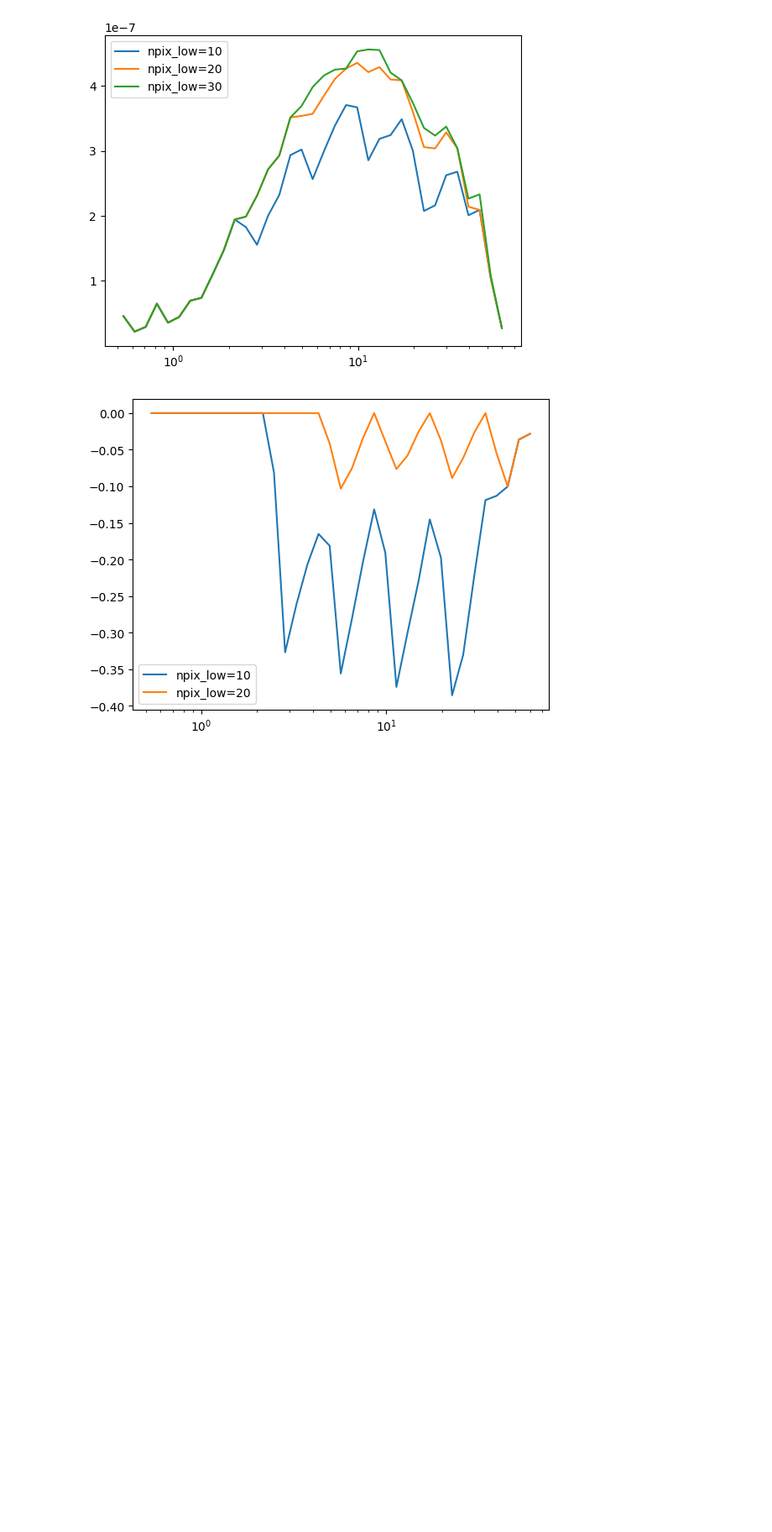
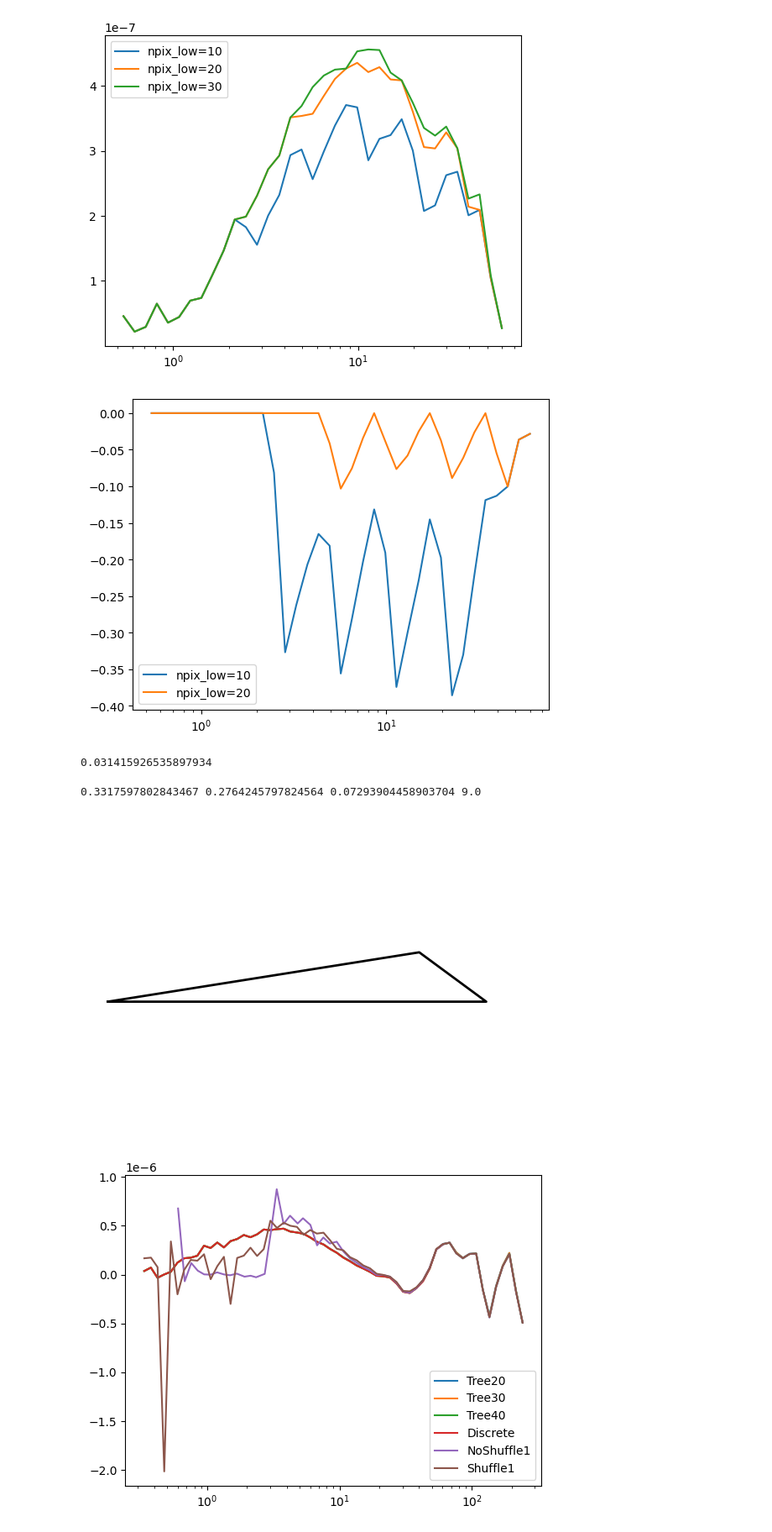
Before and after one commit to lporth93/orpheus, a Jupyter notebook: Tutorials_private/Tutorial_Basic.ipynb, the cells around one changed output. Shown at 84% size. Saved outputs shown, nothing was run; the diff lists cells and outputs as text; code cells hidden in the pictures; blank space fills up the shorter version.

```diff
--- a/Tutorials_private/Tutorial_Basic.ipynb
+++ b/Tutorials_private/Tutorial_Basic.ipynb
@@ -783,3 +777,83 @@ plt.show()
 [figure]
 [figure]
 [figure]
+# %%
+def pickle_load(fname):
+    with open(fname, 'rb') as handle:
+        res = pickle.load(handle)
+    return res
+# %%
+data1 = pickle_load("../data/ResoTest_SLICSNoiseless_discrete_reduced1p0")
+data2 = pickle_load("../data/ResoTest_SLICSNoiseless_discrete_reduced2p0")
+data4 = pickle_load("../data/ResoTest_SLICSNoiseless_discrete_reduced4p0")
+data8 = pickle_load("../data/ResoTest_SLICSNoiseless_discrete_reduced8p0")
+data1shuff = pickle_load("../data/ResoTest_SLICSNoiseless_discrete_reduced_shuffled1p0")
+data2shuff = pickle_load("../data/ResoTest_SLICSNoiseless_discrete_reduced_shuffled2p0")
+data4shuff = pickle_load("../data/ResoTest_SLICSNoiseless_discrete_reduced_shuffled4p0")
+treedata5 = pickle_load("../data/ResoTest_SLICSNoiseless_tree_rminpixsizes5")
+treedata10 = pickle_load("../data/ResoTest_SLICSNoiseless_tree_rminpixsizes10")
+treedata20 = pickle_load("../data/ResoTest_SLICSNoiseless_tree_rminpixsizes20")
+treedata30 = pickle_load("../data/ResoTest_SLICSNoiseless_tree_rminpixsizes30")
+treedata40 = pickle_load("../data/ResoTest_SLICSNoiseless_tree_rminpixsizes40")
+discdata = pickle_load("../data/ResoTest_SLICSNoiseless_discrete_fullcat")
+# %%
+angle
+# %% [output]
+0.031415926535897934
+# %%
+elcomp = 1
+elphi1 = 2
+elphi2 = 3
+k = 2
+
+side1 = data1["Pars"]["bin_centers"][0][k]
+side2 = data1["Pars"]["bin_centers"][0][0]
+_angle = np.linspace(0,2*np.pi,101)
+angle = .5*(_angle[1:]+_angle[:-1])[elphi1]
+side3 = np.sqrt(side1**2 + side2**2 - 2 * side1 * side2 * np.cos(angle))
+print(side1, side2, side3, angle*180/np.pi)
+angle_A = np.degrees(np.arcsin(side1 * np.sin(angle) / side3))
+angle_B = np.degrees(np.arcsin(side2 * np.sin(angle) / side3))
+A = np.array([0, 0])
+B = np.array([side1, 0])
+C = np.array([side2 * np.cos(angle), side2 * np.sin(angle)])
+plt.plot([A[0], B[0], C[0], A[0]], [A[1], B[1], C[1], A[1]], 'k-', linewidth=2)  # Triangle sides
+plt.axis('equal')
+plt.axis("off")
+plt.show()
+
+#plt.semilogx(treedata5["Pars"]["bin_centers"][0][k:], treedata5["Pars"]["bin_centers"][0][k:]*
+#             np.diag(np.mean(treedata5["NPCF"][elcomp,0,...,elphi1:elphi2],axis=-1), k=k).real, label="Tree5")
+#plt.semilogx(treedata10["Pars"]["bin_centers"][0][k:], treedata10["Pars"]["bin_centers"][0][k:]*
+#             np.diag(np.mean(treedata10["NPCF"][elcomp,0,...,elphi1:elphi2],axis=-1), k=k).real, label="Tree10")
+plt.semilogx(treedata20["Pars"]["bin_centers"][0][k:], treedata20["Pars"]["bin_centers"][0][k:]*
+             np.diag(np.mean(treedata20["NPCF"][elcomp,0,...,elphi1:elphi2],axis=-1), k=k).real, label="Tree20")
+plt.semilogx(treedata30["Pars"]["bin_centers"][0][k:], treedata30["Pars"]["bin_centers"][0][k:]*
+             np.diag(np.mean(treedata30["NPCF"][elcomp,0,...,elphi1:elphi2],axis=-1), k=k).real, label="Tree30")
+plt.semilogx(treedata40["Pars"]["bin_centers"][0][k:], treedata40["Pars"]["bin_centers"][0][k:]*
+             np.diag(np.mean(treedata40["NPCF"][elcomp,0,...,elphi1:elphi2],axis=-1), k=k).real, label="Tree40")
+plt.semilogx(discdata["Pars"]["bin_centers"][0][k:], discdata["Pars"]["bin_centers"][0][k:]*
+             np.diag(np.mean(discdata["NPCF"][elcomp,0,...,elphi1:elphi2],axis=-1), k=k).real, label="Discrete")
+plt.semilogx(data1["Pars"]["bin_centers"][0][k:], data1["Pars"]["bin_centers"][0][k:]*
+             np.diag(np.mean(data1["NPCF"][elcomp,0,...,elphi1:elphi2],axis=-1), k=k).real, label="NoShuffle1")
+#plt.semilogx(data2["Pars"]["bin_centers"][0][k:], data2["Pars"]["bin_centers"][0][k:]*
+#             np.diag(np.mean(data2["NPCF"][elcomp,0,...,elphi1:elphi2],axis=-1), k=k).real, label="NoShuffle2")
+#plt.semilogx(data4["Pars"]["bin_centers"][0][k:], data4["Pars"]["bin_centers"][0][k:]*
+#             np.diag(np.mean(data4["NPCF"][elcomp,0,...,elphi1:elphi2],axis=-1), k=k).real, label="NoShuffle4")
+#plt.semilogx(data8["Pars"]["bin_centers"][0][k:], data8["Pars"]["bin_centers"][0][k:]*
+#             np.diag(np.mean(data8["NPCF"][elcomp,0,...,elphi1:elphi2],axis=-1), k=k).real, label="NoShuffle8")
+plt.semilogx(data1shuff["Pars"]["bin_centers"][0][k:], data1shuff["Pars"]["bin_centers"][0][k:]*
+             np.diag(np.mean(data1shuff["NPCF"][elcomp,0,...,elphi1:elphi2],axis=-1), k=k).real, label="Shuffle1")
+#plt.semilogx(data2shuff["Pars"]["bin_centers"][0][k:], data2shuff["Pars"]["bin_centers"][0][k:]*
+#             np.diag(np.mean(data2shuff["NPCF"][elcomp,0,...,elphi1:elphi2],axis=-1), k=k).real, label="Shuffle2")
+#plt.semilogx(data4shuff["Pars"]["bin_centers"][0][k:], data4shuff["Pars"]["bin_centers"][0][k:]*
+#             np.diag(np.mean(data4shuff["NPCF"][elcomp,0,...,elphi1:elphi2],axis=-1), k=k).real, label="Shuffle4")
+plt.legend()
+plt.show()
+
+
+#treedata5["Ntriangles"]
+# %% [output]
+0.3317597802843467 0.2764245797824564 0.07293904458903704 9.0
+[figure, added]
+[figure, added]
```
Also changed, not shown: parts of 112 cells of this notebook, 13 other files.
